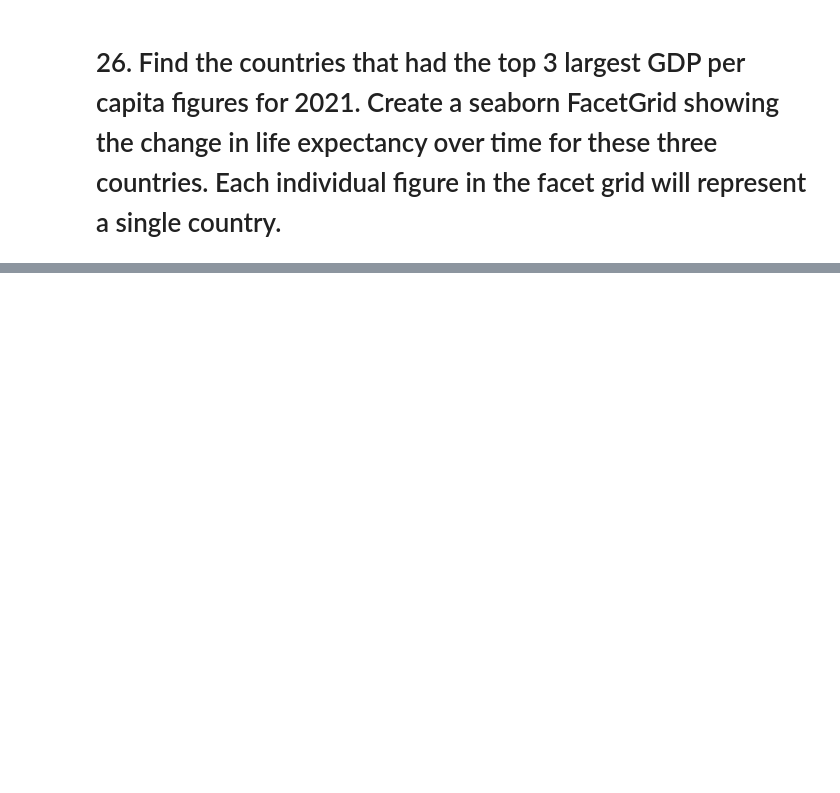
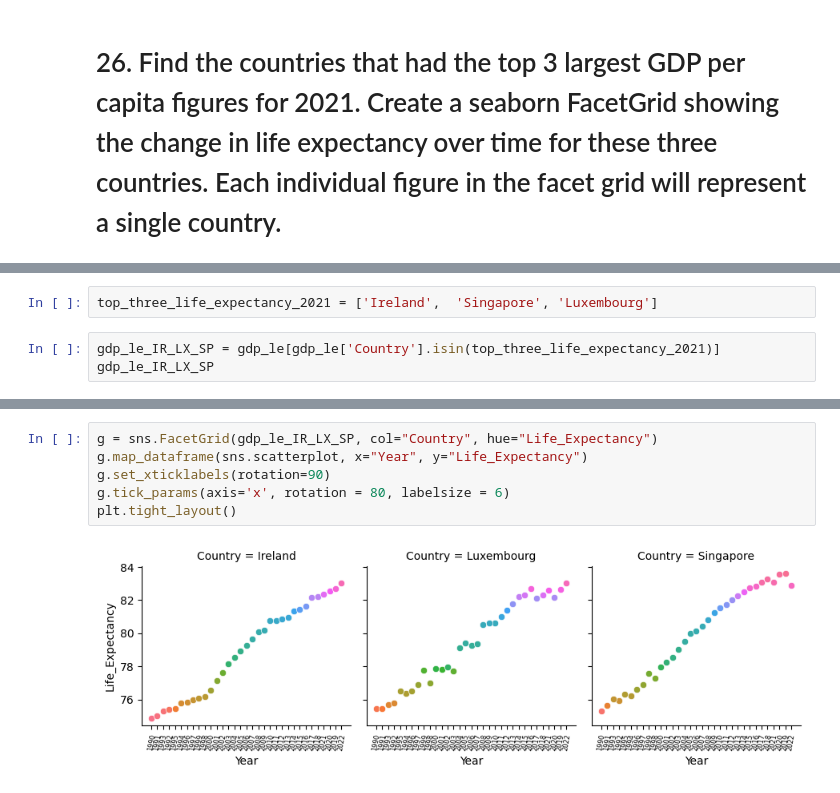
Before and after one commit to nss-data-science-cohort-8/un-exploration-catdgomez, a Jupyter notebook: notebooks/UN_Data_Exploration.ipynb, the cells around one changed output, grey strips where cells are left out. Cells and saved outputs as stored; diff of their text form; blank space fills up the shorter version.

```diff
--- a/notebooks/UN_Data_Exploration.ipynb
+++ b/notebooks/UN_Data_Exploration.ipynb
@@ -995,0 +1004,5 @@ gdp_le_2021.loc[gdp_le_2021['Life_Expectancy'] >= 80,:]
+# %%
+top_three_life_expectancy_2021 = ['Ireland',  'Singapore', 'Luxembourg']
+# %%
+gdp_le_IR_LX_SP = gdp_le[gdp_le['Country'].isin(top_three_life_expectancy_2021)]
+gdp_le_IR_LX_SP
@@ -995,0 +1023,8 @@ gdp_le_2021.loc[gdp_le_2021['Life_Expectancy'] >= 80,:]
+# %%
+g = sns.FacetGrid(gdp_le_IR_LX_SP, col="Country", hue="Life_Expectancy")
+g.map_dataframe(sns.scatterplot, x="Year", y="Life_Expectancy")
+g.set_xticklabels(rotation=90)
+g.tick_params(axis='x', rotation = 80, labelsize = 6)
+plt.tight_layout()
+# %% [output]
+[figure, added]
```
Also changed, not shown: parts of 2 cells of this notebook.
